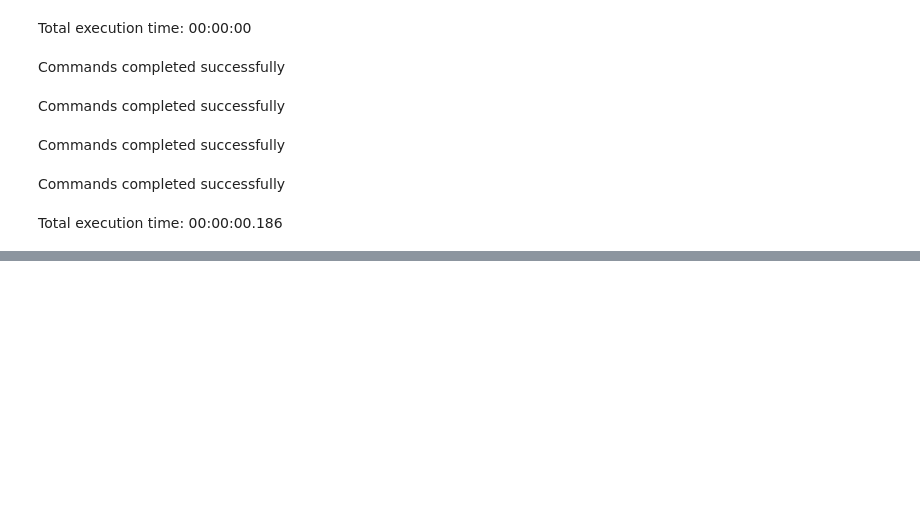
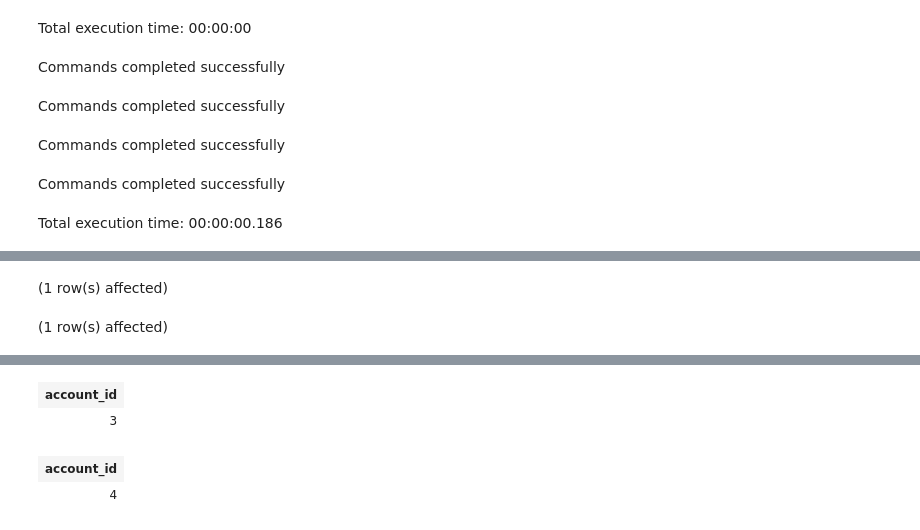
Before and after one commit to IrfanSabbir/mysql_advance, a Jupyter notebook: advance-mysql-2.ipynb, the cells around one changed output, grey strips where cells are left out. Saved outputs shown, nothing was run; the diff lists cells and outputs as text; code cells hidden in the pictures; blank space fills up the shorter version.

```diff
--- a/advance-mysql-2.ipynb
+++ b/advance-mysql-2.ipynb
@@ -195,0 +199,6 @@ Total execution time: 00:00:00.005
+# %%
+SELECT account_id FROM accounts WHERE account_id = 3;
+SELECT account_id FROM accounts WHERE account_id = 4;
+# %% [output]
+(1 row(s) affected)
+(1 row(s) affected)
@@ -196,3 +206,7 @@ Total execution time: 00:00:00.005
+| account_id |
+| 3 |
+| account_id |
+| 4 |
 # %%
 select * from accounts;
 select * from transactions;
```
Also changed, not shown: parts of 9 cells of this notebook.
